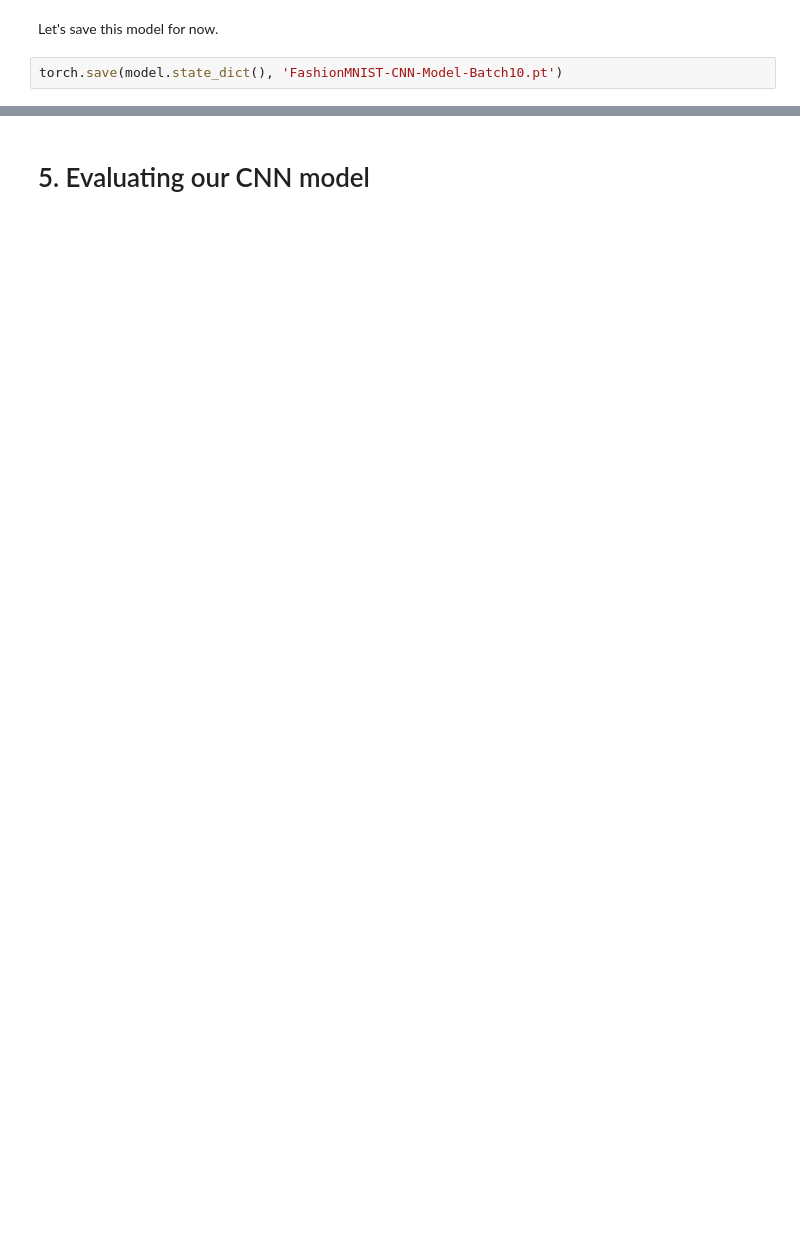
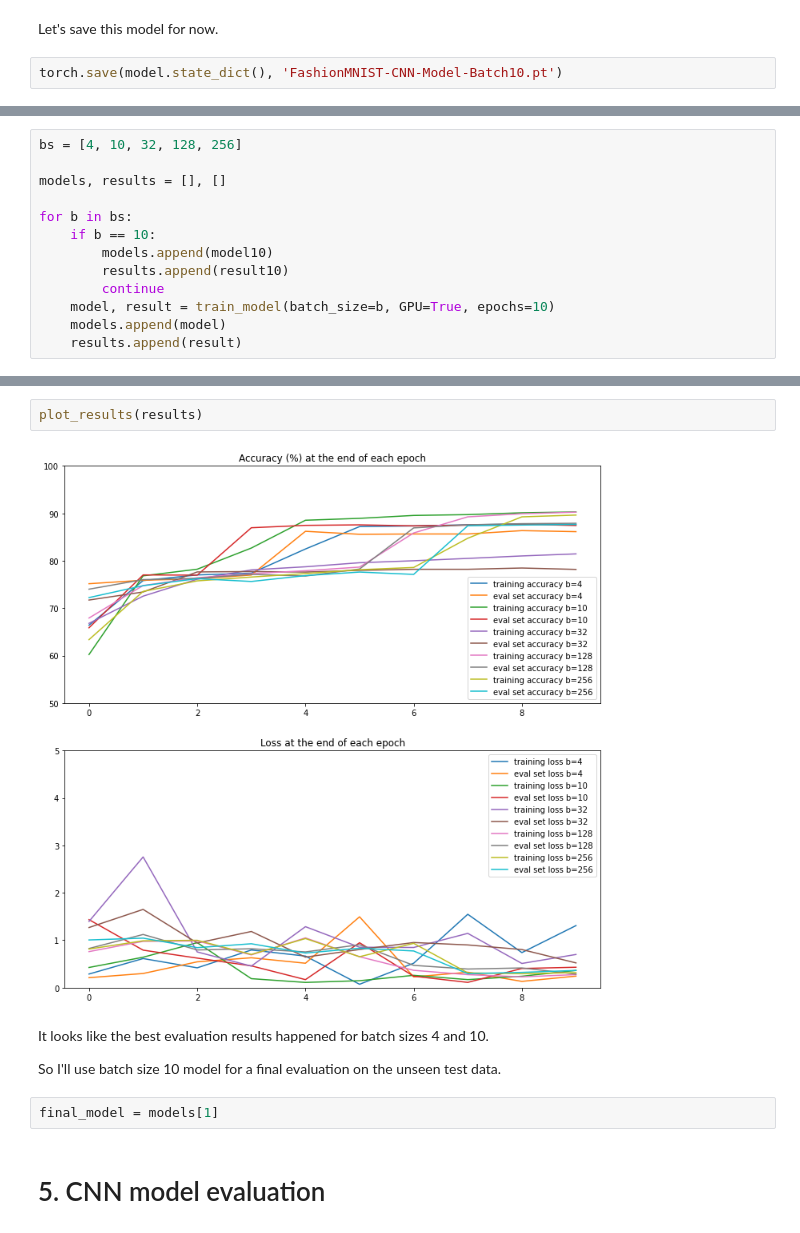
Before and after one commit to mihaelagrigore/Deep-Learning-CNN-with-PyTorch, a Jupyter notebook: deep-learning-for-beginners-cnn-with-pytorch.ipynb, the cells around one changed output, grey strips where cells are left out. Saved outputs shown, nothing was run; the diff lists cells and outputs as text; blank space fills up the shorter version.

```diff
--- a/deep-learning-for-beginners-cnn-with-pytorch.ipynb
+++ b/deep-learning-for-beginners-cnn-with-pytorch.ipynb
@@ -618,0 +545,13 @@ final_model.load_state_dict(torch.load('FashionMNIST-CNN-Model-Batch10.pt'))
+# %%
+bs = [4, 10, 32, 128, 256]
+
+models, results = [], []
+
+for b in bs:
+    if b == 10:
+        models.append(model10)
+        results.append(result10)
+        continue
+    model, result = train_model(batch_size=b, GPU=True, epochs=10)
+    models.append(model)
+    results.append(result)
@@ -619,2 +576,12 @@ final_model.load_state_dict(torch.load('FashionMNIST-CNN-Model-Batch10.pt'))
+# %%
+plot_results(results)
+# %% [output]
+[figure, added]
+# %% [markdown]
+It looks like the best evaluation results happened for batch sizes 4 and 10.
+
+So I'll use batch size 10 model for a final evaluation on the unseen test data.
+# %%
+final_model = models[1]
 # %% [markdown]
-# 5. Evaluating our CNN model
+# 5. CNN model evaluation
```
Also changed, not shown: parts of 32 cells of this notebook.
